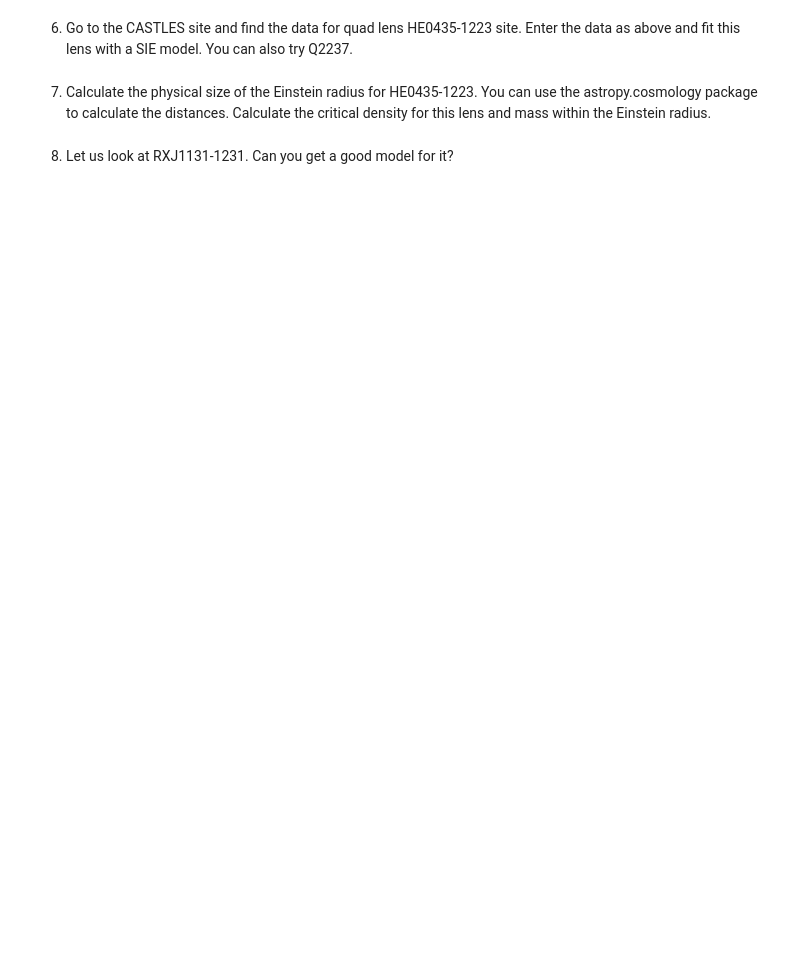
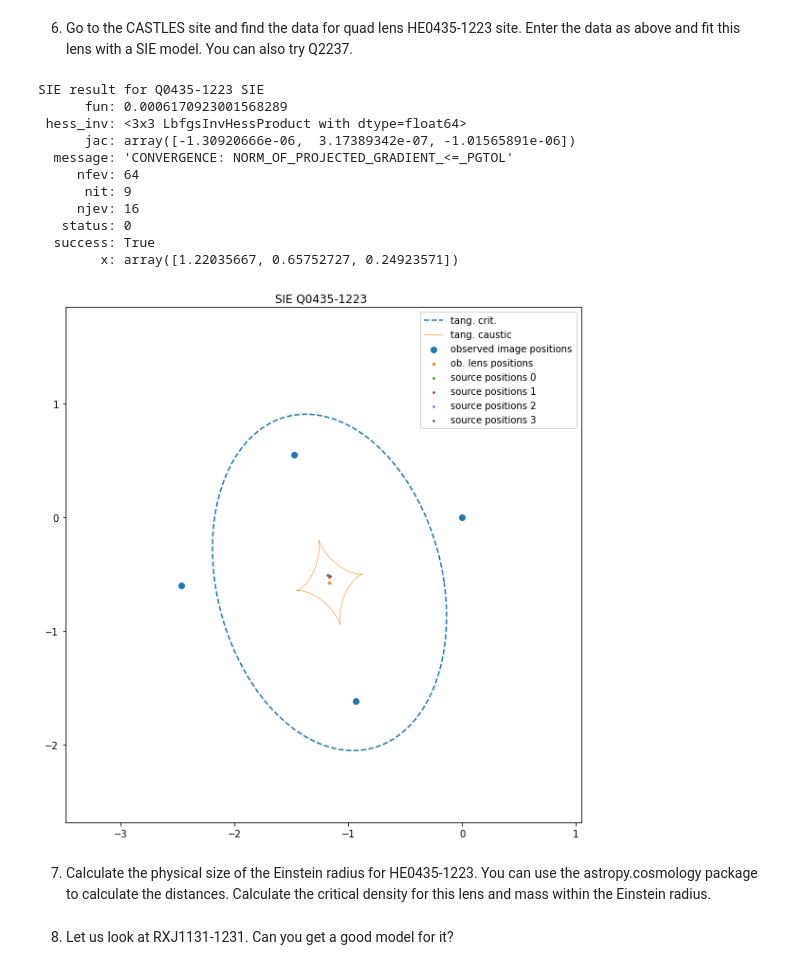
Before and after one commit to rbmetcalf/LensingCourse, a Jupyter notebook: simple_lens_model.ipynb, the cells around one changed output. Cells and saved outputs as stored; diff of their text form; code cells hidden in the pictures; blank space fills up the shorter version.

```diff
--- a/simple_lens_model.ipynb
+++ b/simple_lens_model.ipynb
@@ -351,3 +413,32 @@ xo_0435 = **** # lens galaxy position
+# %%
+x_0435 =  np.array([[0,0],[-1.476,0.552],[-2.467,-0.603],[-0.939,-1.614]])
+xo_0435 = np.array([-1.165,-0.573])
+
+sie = sie_lens(xo_0435,1,0.999,0)
+po =np.array([1.119,0.9,0])
+
+# create the chi2 object
+chi2 = CHI_SQUARED_SOURCE(sie,x_0435)
+result_sie = minimize(chi2,po,bounds=[[0,2],[0.2,0.99],[0,np.pi]])
+# print the results
+print("SIE result for Q0435-1223 SIE")
+print(result_sie)
+
+# make a plot
+chi2.plot(result_sie,title='SIE Q0435-1223 ')
+# %% [output]
+SIE result for Q0435-1223 SIE
+      fun: 0.0006170923001568289
+ hess_inv: <3x3 LbfgsInvHessProduct with dtype=float64>
+      jac: array([-1.30920666e-06,  3.17389342e-07, -1.01565891e-06])
+  message: 'CONVERGENCE: NORM_OF_PROJECTED_GRADIENT_<=_PGTOL'
+     nfev: 64
+      nit: 9
+     njev: 16
+   status: 0
+  success: True
+        x: array([1.22035667, 0.65752727, 0.24923571])
+[figure, added]
 # %% [markdown]
 7) Calculate the physical size of the Einstein radius for HE0435-1223.  You can use the astropy.cosmology package to calculate the distances.  Calculate the critical density for this lens and mass within the Einstein radius.
 # %%
```
Also changed, not shown: parts of 10 cells of this notebook.
